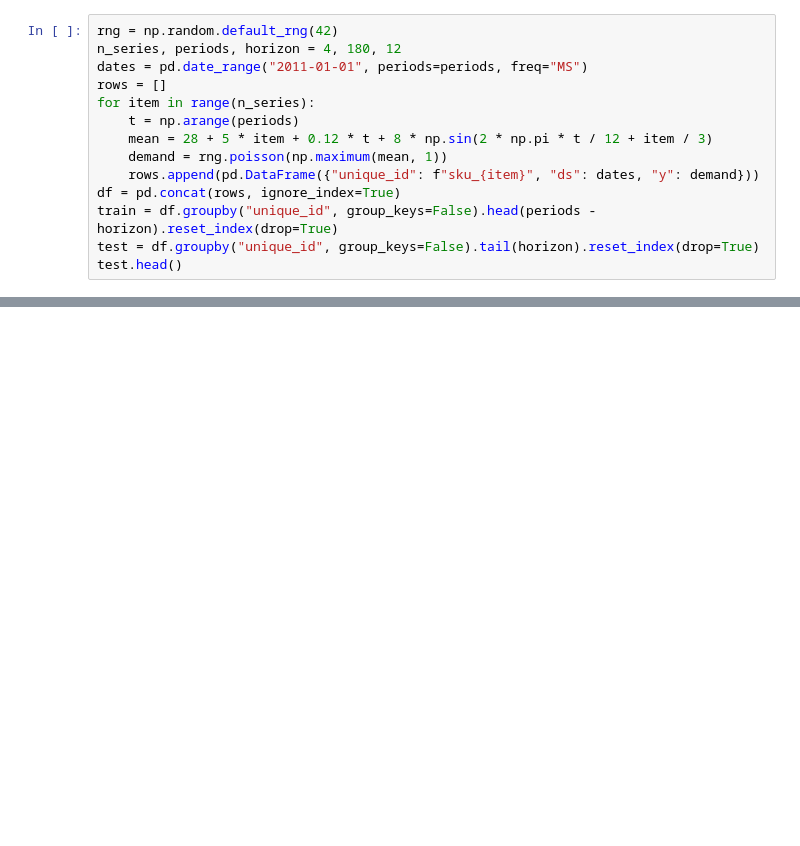
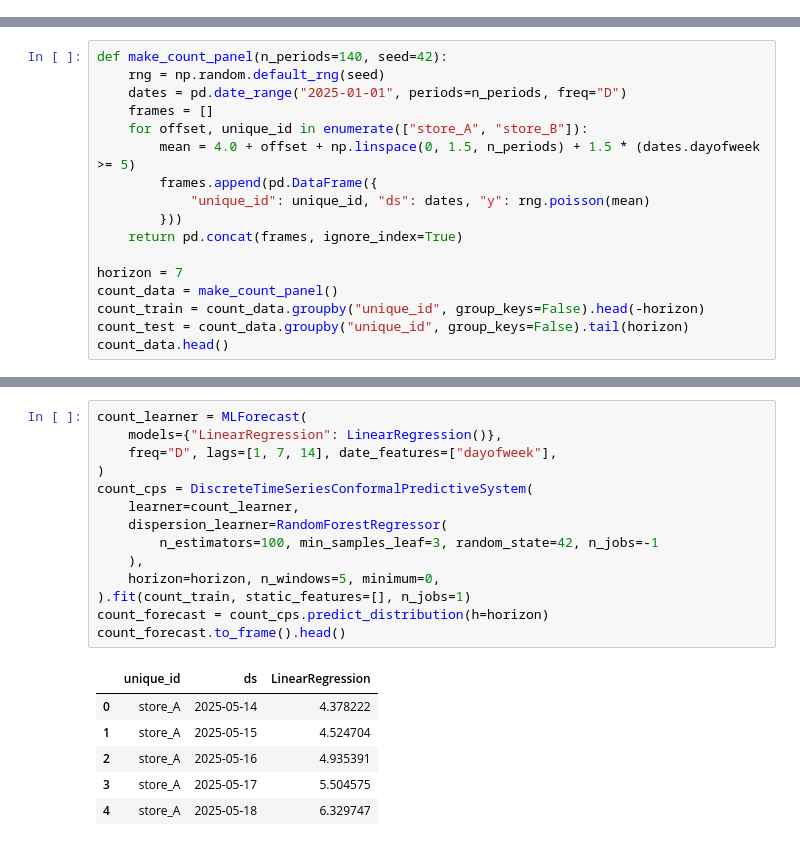
Before and after one commit to heylucasleao/tinyconformal, a Jupyter notebook: examples/series/cps.ipynb, the cells around one changed output, grey strips where cells are left out. Saved outputs shown, nothing was run; the diff lists cells and outputs as text; blank space fills up the shorter version.

```diff
--- a/examples/series/cps.ipynb
+++ b/examples/series/cps.ipynb
@@ -24,14 +0,0 @@ The synthetic panel avoids external dependencies and includes seasonality, trend
-# %%
-rng = np.random.default_rng(42)
-n_series, periods, horizon = 4, 180, 12
-dates = pd.date_range("2011-01-01", periods=periods, freq="MS")
-rows = []
-for item in range(n_series):
-    t = np.arange(periods)
-    mean = 28 + 5 * item + 0.12 * t + 8 * np.sin(2 * np.pi * t / 12 + item / 3)
-    demand = rng.poisson(np.maximum(mean, 1))
-    rows.append(pd.DataFrame({"unique_id": f"sku_{item}", "ds": dates, "y": demand}))
-df = pd.concat(rows, ignore_index=True)
-train = df.groupby("unique_id", group_keys=False).head(periods - horizon).reset_index(drop=True)
-test = df.groupby("unique_id", group_keys=False).tail(horizon).reset_index(drop=True)
-test.head()
@@ -298,0 +28,17 @@ tail_risk(decision, models)
+# %%
+def make_count_panel(n_periods=140, seed=42):
+    rng = np.random.default_rng(seed)
+    dates = pd.date_range("2025-01-01", periods=n_periods, freq="D")
+    frames = []
+    for offset, unique_id in enumerate(["store_A", "store_B"]):
+        mean = 4.0 + offset + np.linspace(0, 1.5, n_periods) + 1.5 * (dates.dayofweek >= 5)
+        frames.append(pd.DataFrame({
+            "unique_id": unique_id, "ds": dates, "y": rng.poisson(mean)
+        }))
+    return pd.concat(frames, ignore_index=True)
+
+horizon = 7
+count_data = make_count_panel()
+count_train = count_data.groupby("unique_id", group_keys=False).head(-horizon)
+count_test = count_data.groupby("unique_id", group_keys=False).tail(horizon)
+count_data.head()
@@ -298,0 +52,21 @@ tail_risk(decision, models)
+# %%
+count_learner = MLForecast(
+    models={"LinearRegression": LinearRegression()},
+    freq="D", lags=[1, 7, 14], date_features=["dayofweek"],
+)
+count_cps = DiscreteTimeSeriesConformalPredictiveSystem(
+    learner=count_learner,
+    dispersion_learner=RandomForestRegressor(
+        n_estimators=100, min_samples_leaf=3, random_state=42, n_jobs=-1
+    ),
+    horizon=horizon, n_windows=5, minimum=0,
+).fit(count_train, static_features=[], n_jobs=1)
+count_forecast = count_cps.predict_distribution(h=horizon)
+count_forecast.to_frame().head()
+# %% [output]
+|  | unique_id | ds | LinearRegression |
+| 0 | store_A | 2025-05-14 | 4.378222 |
+| 1 | store_A | 2025-05-15 | 4.524704 |
+| 2 | store_A | 2025-05-16 | 4.935391 |
+| 3 | store_A | 2025-05-17 | 5.504575 |
+| 4 | store_A | 2025-05-18 | 6.329747 |
```
Also changed, not shown: parts of 39 cells of this notebook, 3 other files.
